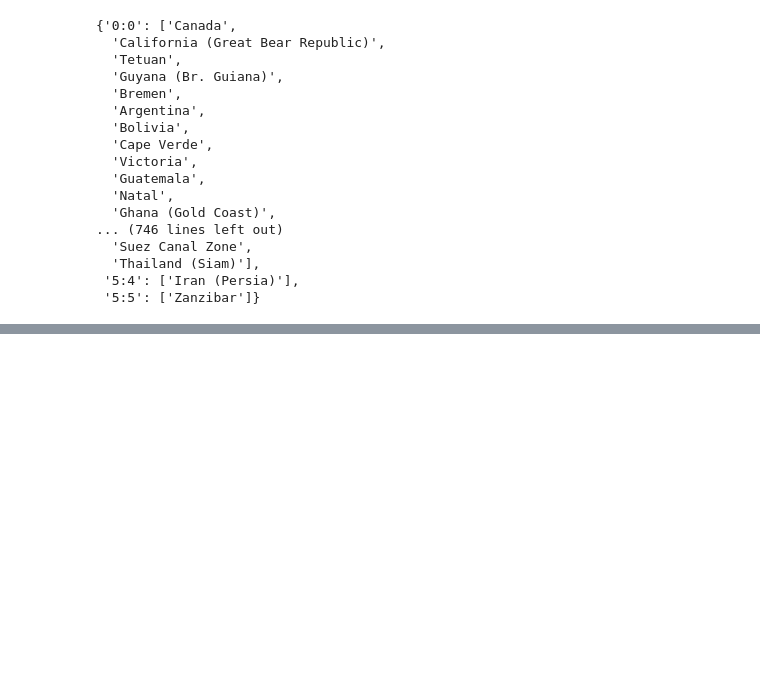
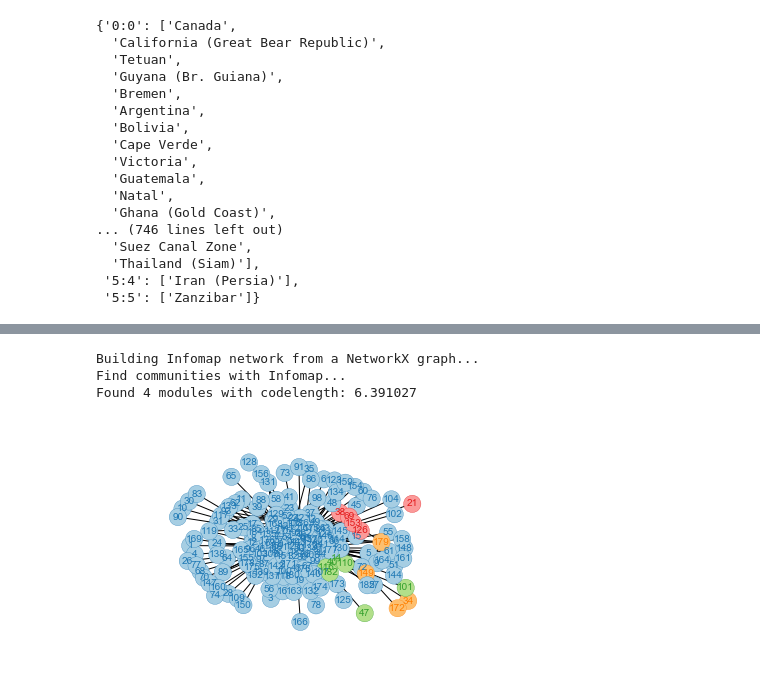
Before and after one commit to mydu/bilateral-vis, a Jupyter notebook: data-visualization.ipynb, the cells around one changed output, grey strips where cells are left out. Drawn from its saved outputs; the diff is of its cells as text; code cells hidden in the pictures; blank space fills up the shorter version.

Commit message:
add infomap method

```diff
--- a/data-visualization.ipynb
+++ b/data-visualization.ipynb
@@ -117,7 +118,7 @@ class Graph_GT:
         data["nodes"]=[dict(t) for t in set([tuple(d.items()) for d in data["nodes"]])]
         return data
 # %%
-GT1920 = Graph_GT(year = 1860)
+GT1920 = Graph_GT(year = 1905)
 # %%
 gra = GT1920.graph()
 # %%
@@ -195,4 +196,6 @@ HTML(html_template.substitute({'js_text': js_text}))
 # %% [markdown]
 ## Spectral Clustering
 # %%
+G=gra
 Lap_nom = nx.normalized_laplacian_matrix(G).todense()
+Lap_nom
@@ -518,0 +549,25 @@ HTML(html_template.substitute({'css_text': css_text, 'js_text': js_text_tree}))
+# %%
+def findCommunities(G):
+    """
+    Partition network with the Infomap algorithm.
+    Annotates nodes with 'community' id and return number of communities found.
+    """
+    infomapWrapper = infomap.Infomap("--two-level --silent")
+
+    print("Building Infomap network from a NetworkX graph...")
+    for e in G.edges_iter():
+        infomapWrapper.addLink(*e)
+
+    print("Find communities with Infomap...")
+    infomapWrapper.run();
+
+    tree = infomapWrapper.tree
+
+    print("Found %d modules with codelength: %f" % (tree.numTopModules(), tree.codelength()))
+
+    communities = {}
+    for node in tree.leafIter():
+        communities[node.originalLeafIndex] = node.moduleIndex()
+
+    nx.set_node_attributes(G, 'community', communities)
+    return tree.numTopModules()
@@ -518,0 +612,4 @@ HTML(html_template.substitute({'css_text': css_text, 'js_text': js_text_tree}))
+# %%
+G=gra
+G_label=nx.convert_node_labels_to_integers(G)
+G_label.edges()
@@ -518,0 +634,10 @@ HTML(html_template.substitute({'css_text': css_text, 'js_text': js_text_tree}))
+# %%
+# G=nx.karate_club_graph()
+
+findCommunities(G_label)
+drawNetwork(G_label)
+# %% [output]
+Building Infomap network from a NetworkX graph...
+Find communities with Infomap...
+Found 4 modules with codelength: 6.391027
+[figure, added]
```
Also changed, not shown: parts of 7 cells of this notebook.
